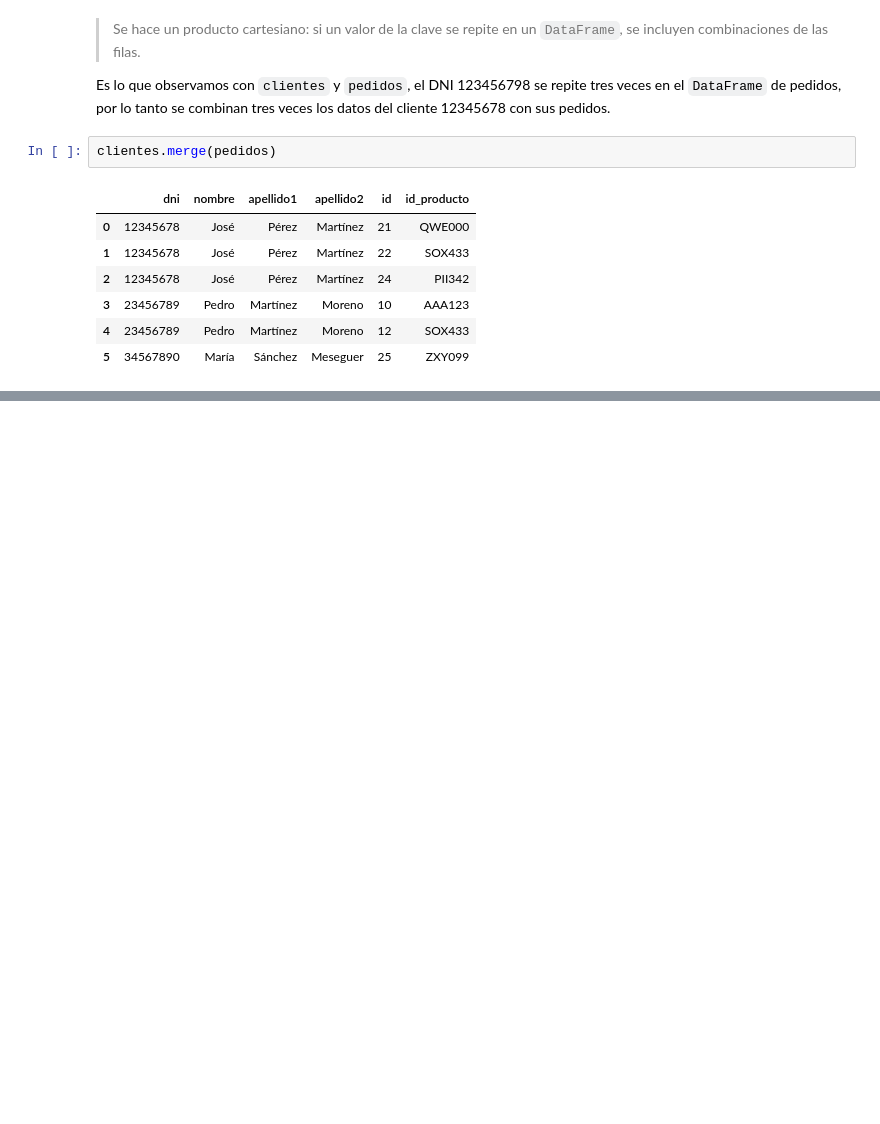
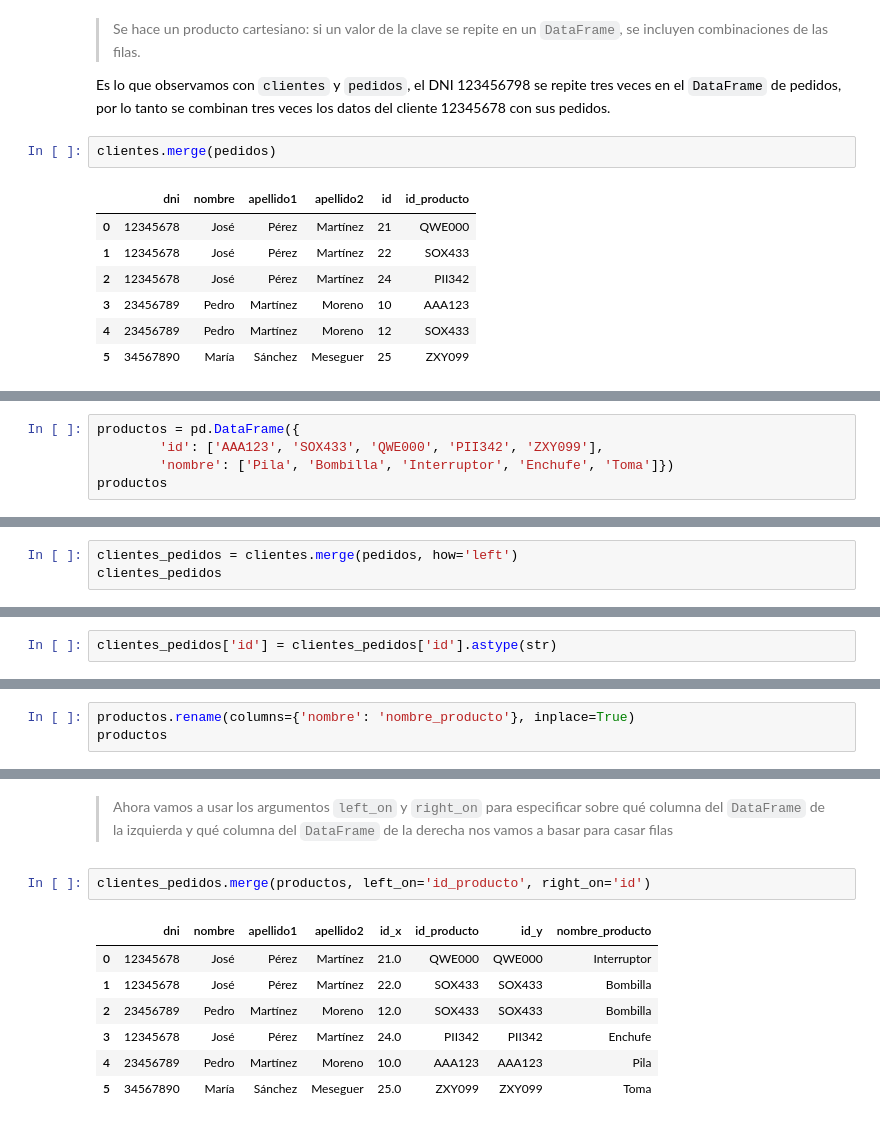
Before and after one commit to mkesslerct/data_science_Python, a Jupyter notebook: transparencias/05-concat_merge/02-merge-slides.ipynb, the cells around one changed output, grey strips where cells are left out. Saved outputs shown, nothing was run; the diff lists cells and outputs as text; blank space fills up the shorter version.

```diff
--- a/transparencias/05-concat_merge/02a-merge-slides.ipynb
+++ b/transparencias/05-concat_merge/02-merge-slides.ipynb
@@ -176,0 +215,5 @@ clientes.merge(pedidos)
+# %%
+productos = pd.DataFrame({
+        'id': ['AAA123', 'SOX433', 'QWE000', 'PII342', 'ZXY099'],
+        'nombre': ['Pila', 'Bombilla', 'Interruptor', 'Enchufe', 'Toma']})
+productos
@@ -176,0 +233,3 @@ clientes.merge(pedidos)
+# %%
+clientes_pedidos = clientes.merge(pedidos, how='left')
+clientes_pedidos
@@ -176,0 +274,2 @@ clientes.merge(pedidos)
+# %%
+clientes_pedidos['id'] = clientes_pedidos['id'].astype(str)
@@ -176,0 +288,3 @@ clientes.merge(pedidos)
+# %%
+productos.rename(columns={'nombre': 'nombre_producto'}, inplace=True)
+productos
@@ -176,0 +298,12 @@ clientes.merge(pedidos)
+# %% [markdown]
+> Ahora vamos a usar los argumentos `left_on` y `right_on` para especificar sobre qué columna del `DataFrame` de la izquierda y qué columna del `DataFrame` de la derecha nos vamos a basar para casar filas
+# %%
+clientes_pedidos.merge(productos, left_on='id_producto', right_on='id')
+# %% [output]
+|  | dni | nombre | apellido1 | apellido2 | id_x | id_producto | id_y | nombre_producto |
+| 0 | 12345678 | José | Pérez | Martínez | 21.0 | QWE000 | QWE000 | Interruptor |
+| 1 | 12345678 | José | Pérez | Martínez | 22.0 | SOX433 | SOX433 | Bombilla |
+| 2 | 23456789 | Pedro | Martínez | Moreno | 12.0 | SOX433 | SOX433 | Bombilla |
+| 3 | 12345678 | José | Pérez | Martínez | 24.0 | PII342 | PII342 | Enchufe |
+| 4 | 23456789 | Pedro | Martínez | Moreno | 10.0 | AAA123 | AAA123 | Pila |
+| 5 | 34567890 | María | Sánchez | Meseguer | 25.0 | ZXY099 | ZXY099 | Toma |
```
Also changed, not shown: parts of 41 cells of this notebook, 21 other files.
